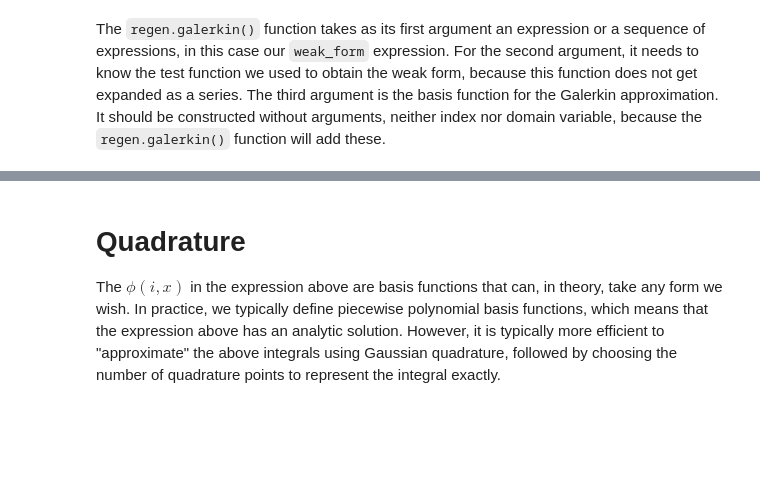
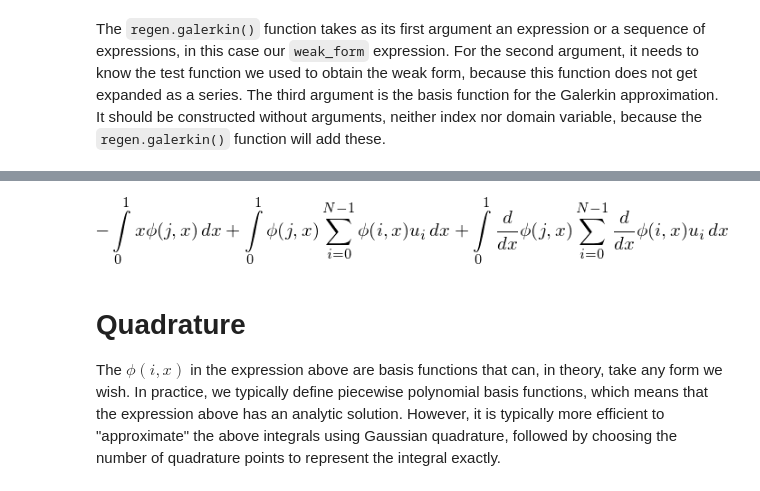
Before and after one commit to mu2x/PyAlbany, a Jupyter notebook: SummaryReport.ipynb, the cells around one changed output, grey strips where cells are left out. Drawn from its saved outputs; the diff is of its cells as text; code cells hidden in the pictures; blank space fills up the shorter version.

```diff
--- a/SummaryReport.ipynb
+++ b/SummaryReport.ipynb
@@ -101,3 +117,8 @@ galerkin
+# %%
+cardinal = regen.assume_cardinal(galerkin, phi)
+cardinal
+# %% [output]
+[figure, added]
 # %% [markdown]
 # Quadrature
 
```
Also changed, not shown: parts of 12 cells of this notebook, 4 other files.
